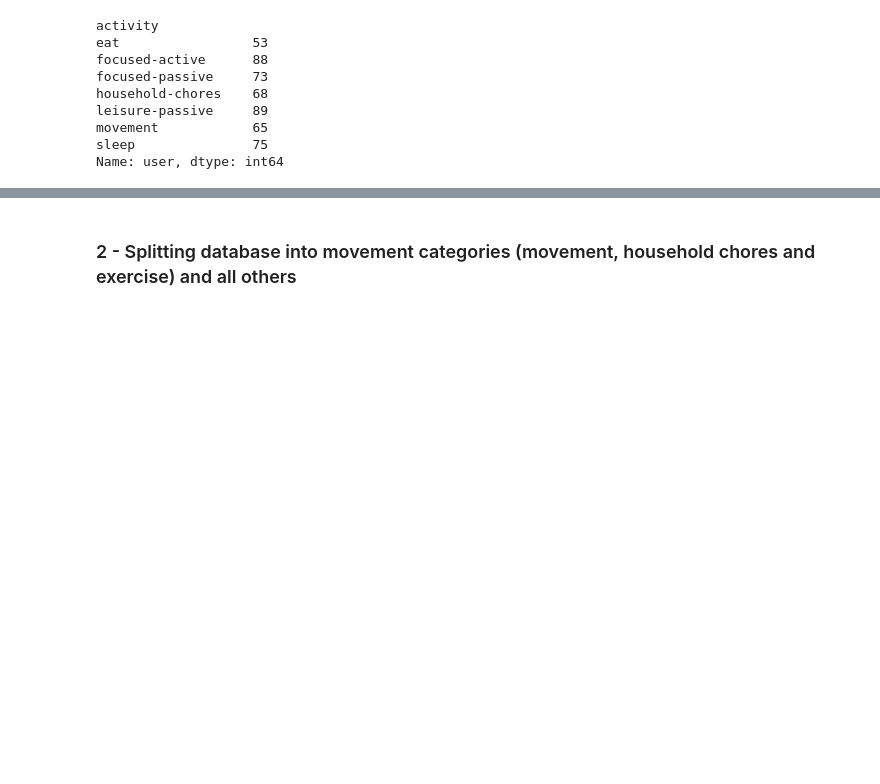
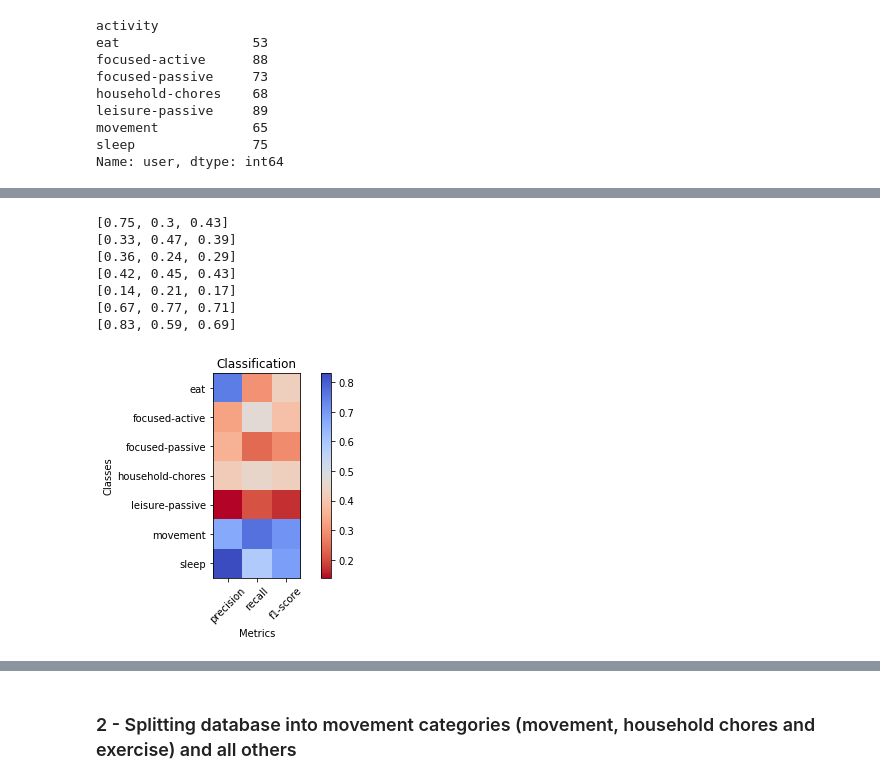
Before and after one commit to jucc/HeRV_analysis, a Jupyter notebook: HeRV_classification.ipynb, the cells around one changed output, grey strips where cells are left out. Drawn from its saved outputs; the diff is of its cells as text; code cells hidden in the pictures; blank space fills up the shorter version.

```diff
--- a/HeRV_classification.ipynb
+++ b/HeRV_classification.ipynb
@@ -170,3 +176,6 @@ leisure-passive     89
 movement            65
 sleep               75
 Name: user, dtype: int64
+# %%
+r = hp.runFlow(df)
+print(r[0])
@@ -172,0 +218,11 @@ Name: user, dtype: int64
+# %%
+pr.plot_classification_report(r[1], cmap=plt.cm.coolwarm_r)
+# %% [output]
+[0.75, 0.3, 0.43]
+[0.33, 0.47, 0.39]
+[0.36, 0.24, 0.29]
+[0.42, 0.45, 0.43]
+[0.14, 0.21, 0.17]
+[0.67, 0.77, 0.71]
+[0.83, 0.59, 0.69]
+[figure, added]
```
Also changed, not shown: parts of 43 cells of this notebook, 2 other files.
